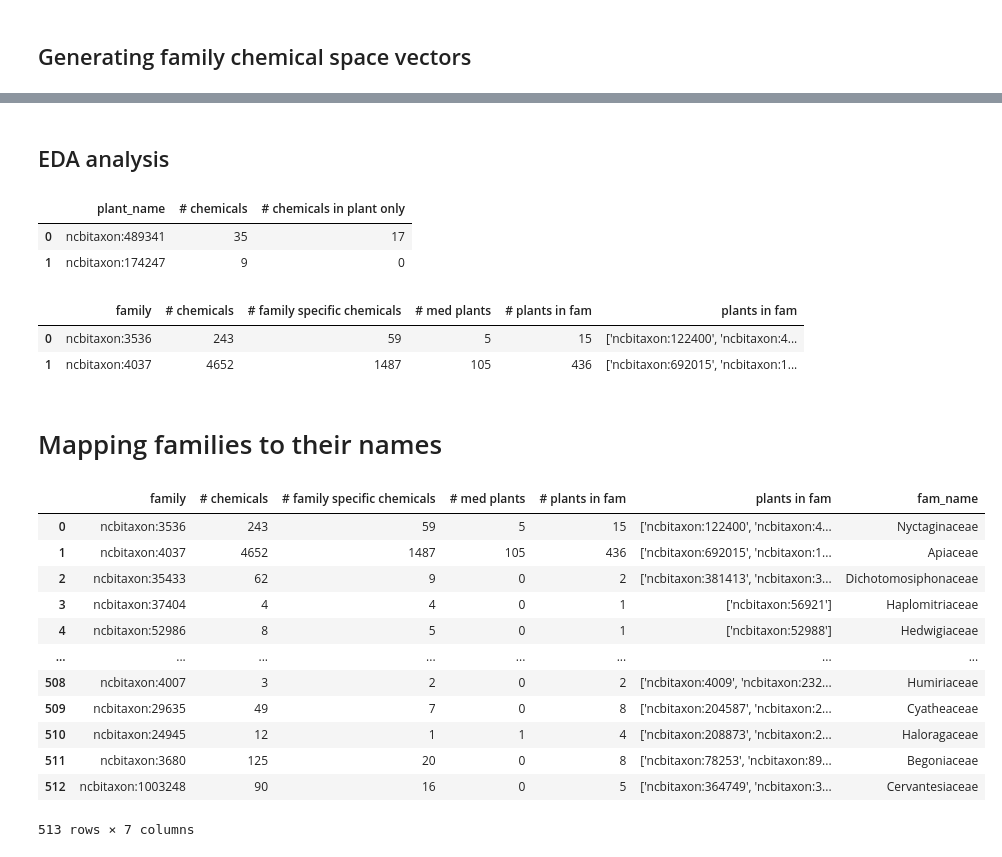
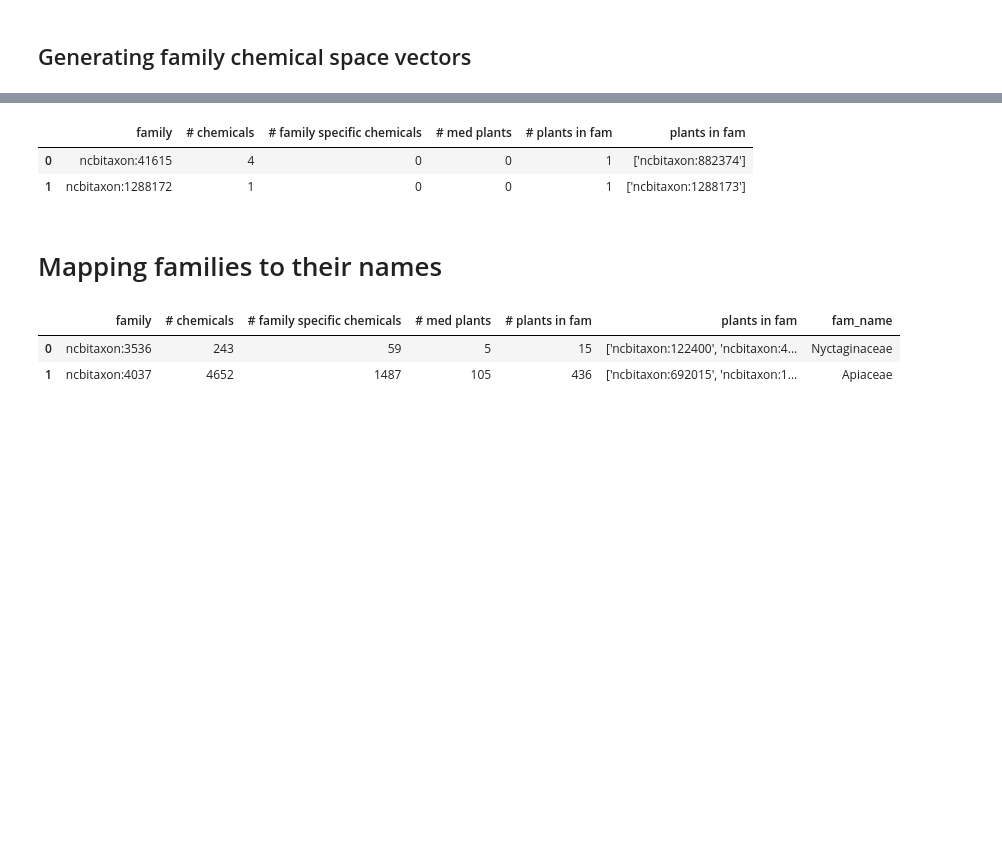
Before and after one commit to enveda/plant-chemical-space, a Jupyter notebook: notebooks/8_plant_chemical_space_analysis.ipynb, the cells around one changed output, grey strips where cells are left out. Saved outputs shown, nothing was run; the diff lists cells and outputs as text; code cells hidden in the pictures; blank space fills up the shorter version.

```diff
--- a/notebooks/8_plant_chemical_space_analysis.ipynb
+++ b/notebooks/8_plant_chemical_space_analysis.ipynb
@@ -97,38 +75,12 @@ plant_disease_df = pd.read_csv(
 # %%
 medicinal_plants = set(plant_disease_df.plant_curie.unique())
 # %%
-def create_family_compound_vectors(family_mapper: dict, df: pd.DataFrame):
-    """Plot chemical distribution."""
-
-    rows = []
-
-    for taxon_name, species in tqdm(family_mapper.items()):
-        tmp_df = df[df['plant_curie'].isin(species)]
-
-        total_chemicals = tmp_df.chemical_curie.unique()
-
-        unique_chemicals = set()
-
-        med_plants_in_fam = medicinal_plants.intersection(set(species))
-
-        for chem in total_chemicals:
-            chem_plants = set(df[df['chemical_curie'] == chem]['plant_curie'].unique())
-
-            non_fam_plants = chem_plants - set(species)
-
-            if len(non_fam_plants) < 1:
-                unique_chemicals.add(chem)
-
-        rows.append({
-            'family': taxon_name,
-            '# chemicals': len(total_chemicals),
-            '# family specific chemicals': len(unique_chemicals),
-            '# med plants': len(med_plants_in_fam),
-            '# plants in fam': len(species),
-            'plants in fam': species
-        })
-
-    return pd.DataFrame(rows)
+if os.path.exists('../data/family_chemical_count.tsv'):
+    family_df = pd.read_csv('../data/family_chemical_count.tsv', sep='\t')
+else:
+    genus_to_species, family_to_species = get_genus_and_family_info_for_plants(
+        set(plant_chemical_df.plant_curie.unique())
+    )
+    family_df = create_taxon_compound_vectors(family_to_species, plant_chemical_df, med_plants=medicinal_plants)
+    family_df.to_csv('../data/family_chemical_count.tsv', sep='\t', index=False)
-# %%
-family_df = create_family_compound_vectors(family_to_species, plant_chemical_df)
 # %%
@@ -145,16 +91,0 @@ family_df.to_csv('../data/family_chemical_count.tsv', sep='\t', index=False)
-# %% [markdown]
-## EDA analysis
-# %%
-genus_chemical_vectors = pd.read_csv('../data/genus_chemical_counts.tsv', sep='\t')
-genus_chemical_vectors.head(2)
-# %% [output]
-|  | plant_name | # chemicals | # chemicals in plant only |
-| 0 | ncbitaxon:489341 | 35 | 17 |
-| 1 | ncbitaxon:174247 | 9 | 0 |
-# %%
-family_df = pd.read_csv('../data/family_chemical_count.tsv', sep='\t')
-family_df.head(2)
-# %% [output]
-|  | family | # chemicals | # family specific chemicals | # med plants | # plants in fam | plants in fam |
-| 0 | ncbitaxon:3536 | 243 | 59 | 5 | 15 | ['ncbitaxon:122400', 'ncbitaxon:4... |
-| 1 | ncbitaxon:4037 | 4652 | 1487 | 105 | 436 | ['ncbitaxon:692015', 'ncbitaxon:1... |
@@ -161,3 +101,9 @@ family_df.head(2)
+# %%
+genus_df.head(2)
+# %% [output]
+|  | family | # chemicals | # family specific chemicals | # med plants | # plants in fam | plants in fam |
+| 0 | ncbitaxon:41615 | 4 | 0 | 0 | 1 | ['ncbitaxon:882374'] |
+| 1 | ncbitaxon:1288172 | 1 | 0 | 0 | 1 | ['ncbitaxon:1288173'] |
 # %% [markdown]
 # Mapping families to their names
 # %%
@@ -169,21 +115,11 @@ ncbitaxon_to_name = {
 }
 # %%
 family_df['fam_name'] = family_df.family.map(ncbitaxon_to_name)
-family_df
+family_df.head(2)
 # %% [output]
 |  | family | # chemicals | # family specific chemicals | # med plants | # plants in fam | plants in fam | fam_name |
 | 0 | ncbitaxon:3536 | 243 | 59 | 5 | 15 | ['ncbitaxon:122400', 'ncbitaxon:4... | Nyctaginaceae |
 | 1 | ncbitaxon:4037 | 4652 | 1487 | 105 | 436 | ['ncbitaxon:692015', 'ncbitaxon:1... | Apiaceae |
-| 2 | ncbitaxon:35433 | 62 | 9 | 0 | 2 | ['ncbitaxon:381413', 'ncbitaxon:3... | Dichotomosiphonaceae |
-| 3 | ncbitaxon:37404 | 4 | 4 | 0 | 1 | ['ncbitaxon:56921'] | Haplomitriaceae |
-| 4 | ncbitaxon:52986 | 8 | 5 | 0 | 1 | ['ncbitaxon:52988'] | Hedwigiaceae |
-| ... | ... | ... | ... | ... | ... | ... | ... |
-| 508 | ncbitaxon:4007 | 3 | 2 | 0 | 2 | ['ncbitaxon:4009', 'ncbitaxon:232... | Humiriaceae |
-| 509 | ncbitaxon:29635 | 49 | 7 | 0 | 8 | ['ncbitaxon:204587', 'ncbitaxon:2... | Cyatheaceae |
-| 510 | ncbitaxon:24945 | 12 | 1 | 1 | 4 | ['ncbitaxon:208873', 'ncbitaxon:2... | Haloragaceae |
-| 511 | ncbitaxon:3680 | 125 | 20 | 0 | 8 | ['ncbitaxon:78253', 'ncbitaxon:89... | Begoniaceae |
-| 512 | ncbitaxon:1003248 | 90 | 16 | 0 | 5 | ['ncbitaxon:364749', 'ncbitaxon:3... | Cervantesiaceae |
-513 rows × 7 columns
 # %%
 family_df.set_index('fam_name', inplace=True)
 family_df.drop(columns=['family'], inplace=True)
```
Also changed, not shown: parts of 38 cells of this notebook.
